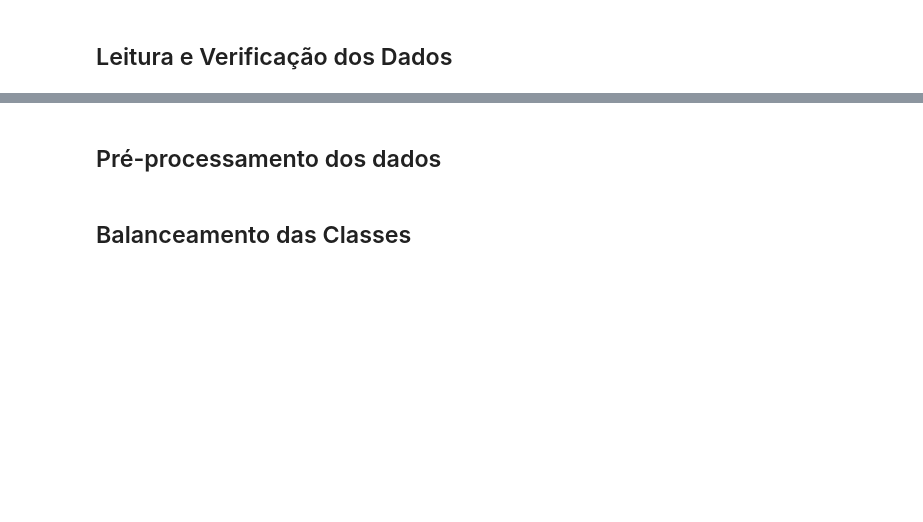
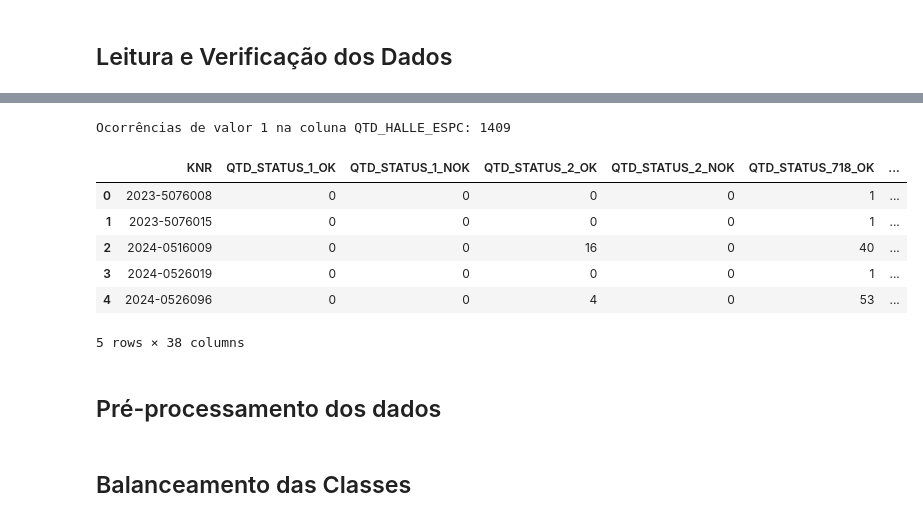
Before and after one commit to Inteli-College/2024-2A-T08-EC07-G05, a Jupyter notebook: src/notebooks/Sprint_2/build_model.ipynb, the cells around one changed output, grey strips where cells are left out. Saved outputs shown, nothing was run; the diff lists cells and outputs as text; code cells hidden in the pictures; blank space fills up the shorter version.

Commit message:
chore: forbidden columns drop
removendo colunas referente a halles que vêm depois do teste de rodagem e re-treinando o modelo

```diff
--- a/src/notebooks/Sprint_2/build_model.ipynb
+++ b/src/notebooks/Sprint_2/build_model.ipynb
@@ -27,11 +36,15 @@ Requirement already satisfied: mdurl~=0.1 in /home/rizzi26/Documents/Github/facu
 # %%
-import pandas as pd
-
 df = pd.read_parquet('DF_KNRS_COMUM_PROCESSADO.parquet')
 print(df['TEM_FALHA_ROD'].value_counts())  # Verificando a distribuição da variável alvo
+print(df.isnull().sum())
+print('\n----------\n')
 
 df = df.dropna()  # Removendo valores nulos
-print(df.isnull().sum())  # Verificando novamente para garantir que não haja valores nulos
+df = df.drop(columns=["QTD_HALLE_ROD", "QTD_HALLE_AGUA", "QTD_HALLE_ZP8", "QTD_HALLE_ZP8R"])
+
+print('\n----------\n')
+print(df['TEM_FALHA_ROD'].value_counts())  # Verificando a distribuição da variável alvo
+print(df.isnull().sum())
 # %% [output]
 TEM_FALHA_ROD
 0.0    64841
@@ -50,6 +63,21 @@ QTD_SGROUP_5              0
 QTD_SGROUP_9830946        0
 TEM_FALHA_ROD             0
 dtype: int64
+# %%
+qtd_ocorrencias = df[df['QTD_HALLE_ESPC'] > 1].shape[0]
+print(f"Ocorrências de valor 1 na coluna QTD_HALLE_ESPC: {qtd_ocorrencias}")
+# %% [output]
+Ocorrências de valor 1 na coluna QTD_HALLE_ESPC: 1409
+# %%
+df.head()
+# %% [output]
+|  | KNR | QTD_STATUS_1_OK | QTD_STATUS_1_NOK | QTD_STATUS_2_OK | QTD_STATUS_2_NOK | QTD_STATUS_718_OK | ... |
+| 0 | 2023-5076008 | 0 | 0 | 0 | 0 | 1 | ... |
+| 1 | 2023-5076015 | 0 | 0 | 0 | 0 | 1 | ... |
+| 2 | 2024-0516009 | 0 | 0 | 16 | 0 | 40 | ... |
+| 3 | 2024-0526019 | 0 | 0 | 0 | 0 | 1 | ... |
+| 4 | 2024-0526096 | 0 | 0 | 4 | 0 | 53 | ... |
+5 rows × 38 columns
 # %% [markdown]
 ## Pré-processamento dos dados
 # %%
```
Also changed, not shown: parts of 8 cells of this notebook.
